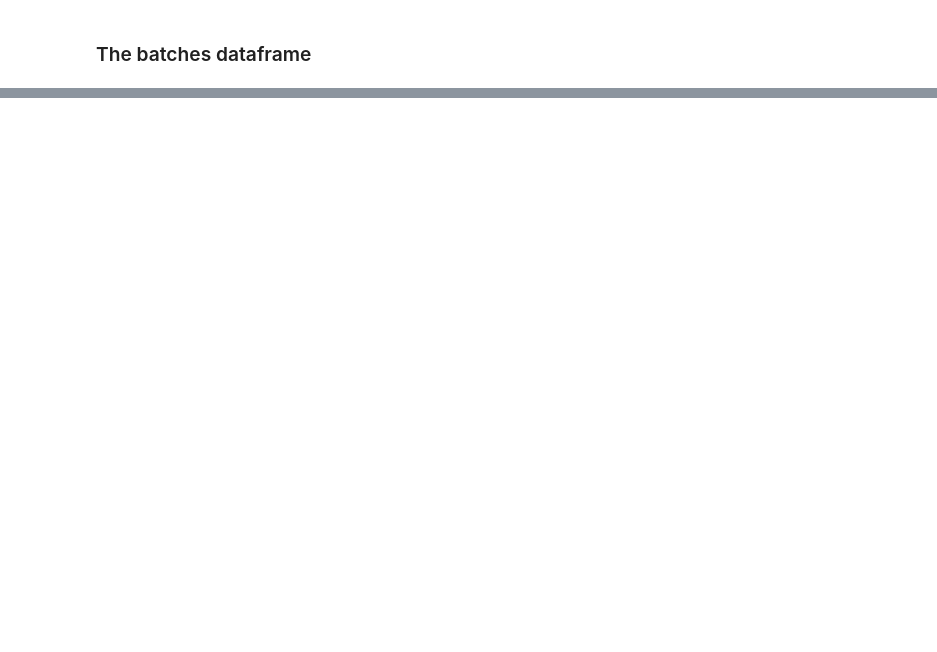
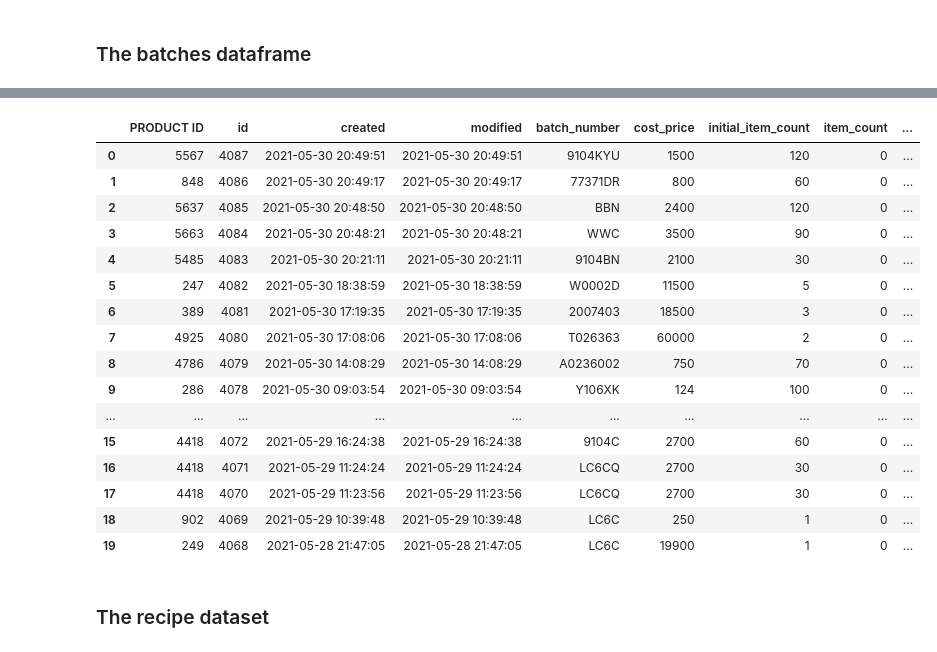
Before and after one commit to evananyonga/DuplicatesProject, a Jupyter notebook: filtering_duplicates.ipynb, the cells around one changed output, grey strips where cells are left out. Cells and saved outputs as stored; diff of their text form; code cells hidden in the pictures; blank space fills up the shorter version.

Commit message:
replace duplicate product ids in original datasets of products, recipes and batches

```diff
--- a/filtering_duplicates.ipynb
+++ b/filtering_duplicates.ipynb
@@ -672,0 +213,6 @@ unique_pdts_df.loc['Diclofenac 12.5mg Suppositories', 'GENERIC NAME']
+# %%
+for key, val in unique_dict.items():
+    if key in batches_df['PRODUCT ID']:
+        batches_df['NEW PRODUCT ID'] = batches_df['PRODUCT ID'].map(unique_dict, na_action='ignore')
+        batches_df['NEW PRODUCT ID'] = batches_df['NEW PRODUCT ID'].str.get(0)
+print(batches_df.info())
@@ -672,0 +237,9 @@ unique_pdts_df.loc['Diclofenac 12.5mg Suppositories', 'GENERIC NAME']
+# %%
+batches_df['NEW PRODUCT ID'] = batches_df['NEW PRODUCT ID'].fillna(0)
+# %%
+batches_df['NEW PRODUCT ID'] = batches_df['NEW PRODUCT ID'].astype(int)
+# %%
+for i in range(len(batches_df)):
+    if batches_df['NEW PRODUCT ID'][i] != 0:
+#         print(batches_df.head())
+        batches_df['PRODUCT ID'][i] = batches_df['NEW PRODUCT ID'][i]
@@ -672,0 +257,22 @@ unique_pdts_df.loc['Diclofenac 12.5mg Suppositories', 'GENERIC NAME']
+# %%
+batches_df.head(20)
+# %% [output]
+|  | PRODUCT ID | id | created | modified | batch_number | cost_price | initial_item_count | item_count | ... |
+| 0 | 5567 | 4087 | 2021-05-30 20:49:51 | 2021-05-30 20:49:51 | 9104KYU | 1500 | 120 | 0 | ... |
+| 1 | 848 | 4086 | 2021-05-30 20:49:17 | 2021-05-30 20:49:17 | 77371DR | 800 | 60 | 0 | ... |
+| 2 | 5637 | 4085 | 2021-05-30 20:48:50 | 2021-05-30 20:48:50 | BBN | 2400 | 120 | 0 | ... |
+| 3 | 5663 | 4084 | 2021-05-30 20:48:21 | 2021-05-30 20:48:21 | WWC | 3500 | 90 | 0 | ... |
+| 4 | 5485 | 4083 | 2021-05-30 20:21:11 | 2021-05-30 20:21:11 | 9104BN | 2100 | 30 | 0 | ... |
+| 5 | 247 | 4082 | 2021-05-30 18:38:59 | 2021-05-30 18:38:59 | W0002D | 11500 | 5 | 0 | ... |
+| 6 | 389 | 4081 | 2021-05-30 17:19:35 | 2021-05-30 17:19:35 | 2007403 | 18500 | 3 | 0 | ... |
+| 7 | 4925 | 4080 | 2021-05-30 17:08:06 | 2021-05-30 17:08:06 | T026363 | 60000 | 2 | 0 | ... |
+| 8 | 4786 | 4079 | 2021-05-30 14:08:29 | 2021-05-30 14:08:29 | A0236002 | 750 | 70 | 0 | ... |
+| 9 | 286 | 4078 | 2021-05-30 09:03:54 | 2021-05-30 09:03:54 | Y106XK | 124 | 100 | 0 | ... |
+| ... | ... | ... | ... | ... | ... | ... | ... | ... | ... |
+| 15 | 4418 | 4072 | 2021-05-29 16:24:38 | 2021-05-29 16:24:38 | 9104C | 2700 | 60 | 0 | ... |
+| 16 | 4418 | 4071 | 2021-05-29 11:24:24 | 2021-05-29 11:24:24 | LC6CQ | 2700 | 30 | 0 | ... |
+| 17 | 4418 | 4070 | 2021-05-29 11:23:56 | 2021-05-29 11:23:56 | LC6CQ | 2700 | 30 | 0 | ... |
+| 18 | 902 | 4069 | 2021-05-29 10:39:48 | 2021-05-29 10:39:48 | LC6C | 250 | 1 | 0 | ... |
+| 19 | 249 | 4068 | 2021-05-28 21:47:05 | 2021-05-28 21:47:05 | LC6C | 19900 | 1 | 0 | ... |
+# %% [markdown]
+### The recipe dataset
```
Also changed, not shown: parts of 140 cells of this notebook.
